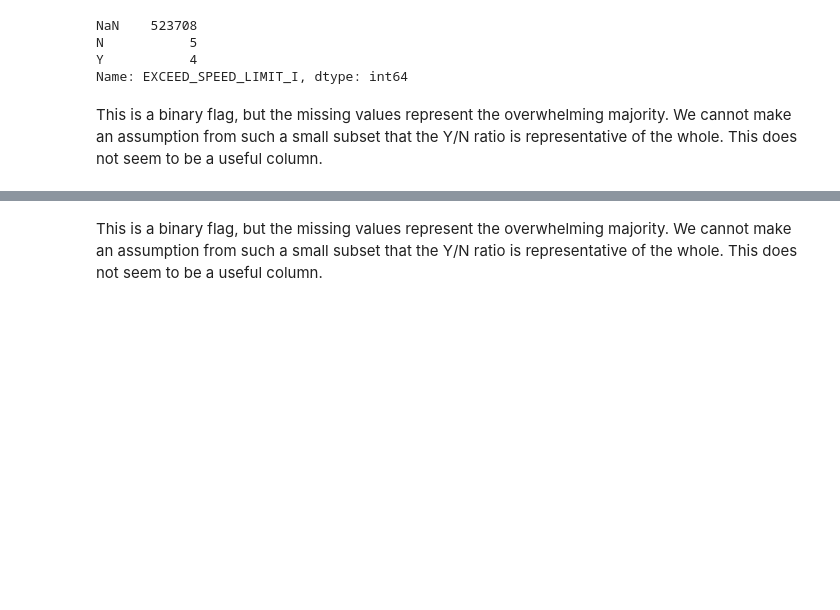
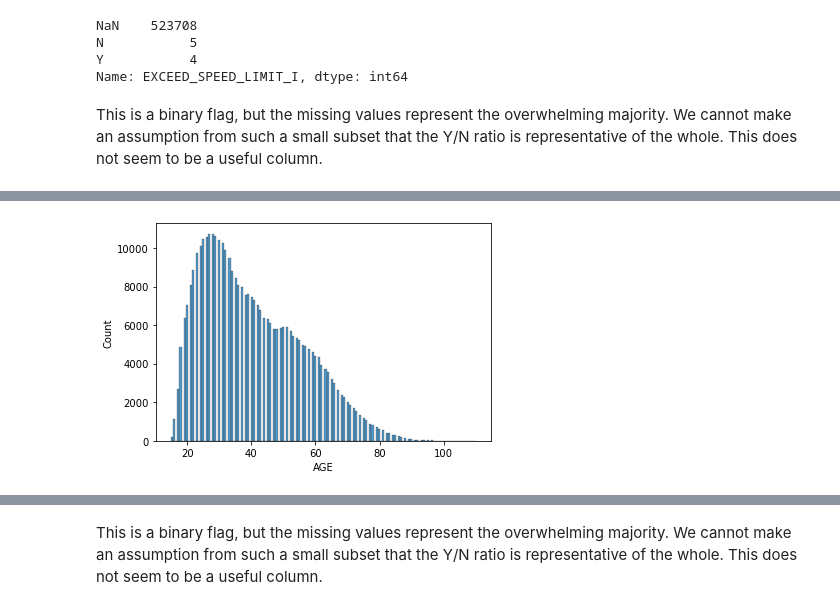
Before and after one commit to dangrosen/Chicago-Car-Accidents, a Jupyter notebook: notebook-Dan.ipynb, the cells around one changed output, grey strips where cells are left out. Cells and saved outputs as stored; diff of their text form; code cells hidden in the pictures; blank space fills up the shorter version.

```diff
--- a/notebook-Dan.ipynb
+++ b/notebook-Dan.ipynb
@@ -265,3 +254,10 @@ There are no nulls. We could create a binary flag feature as TESTED_FOR_BAC.
+# %%
+# Removing ages that could not drive legally or are unknown
+df=df[df["AGE"]>14]
+# %%
+sns.histplot(df["AGE"]);
+# %% [output]
+[figure, added]
 # %%
 # CELL_PHONE_USE
 
```
Also changed, not shown: parts of 374 cells of this notebook.
